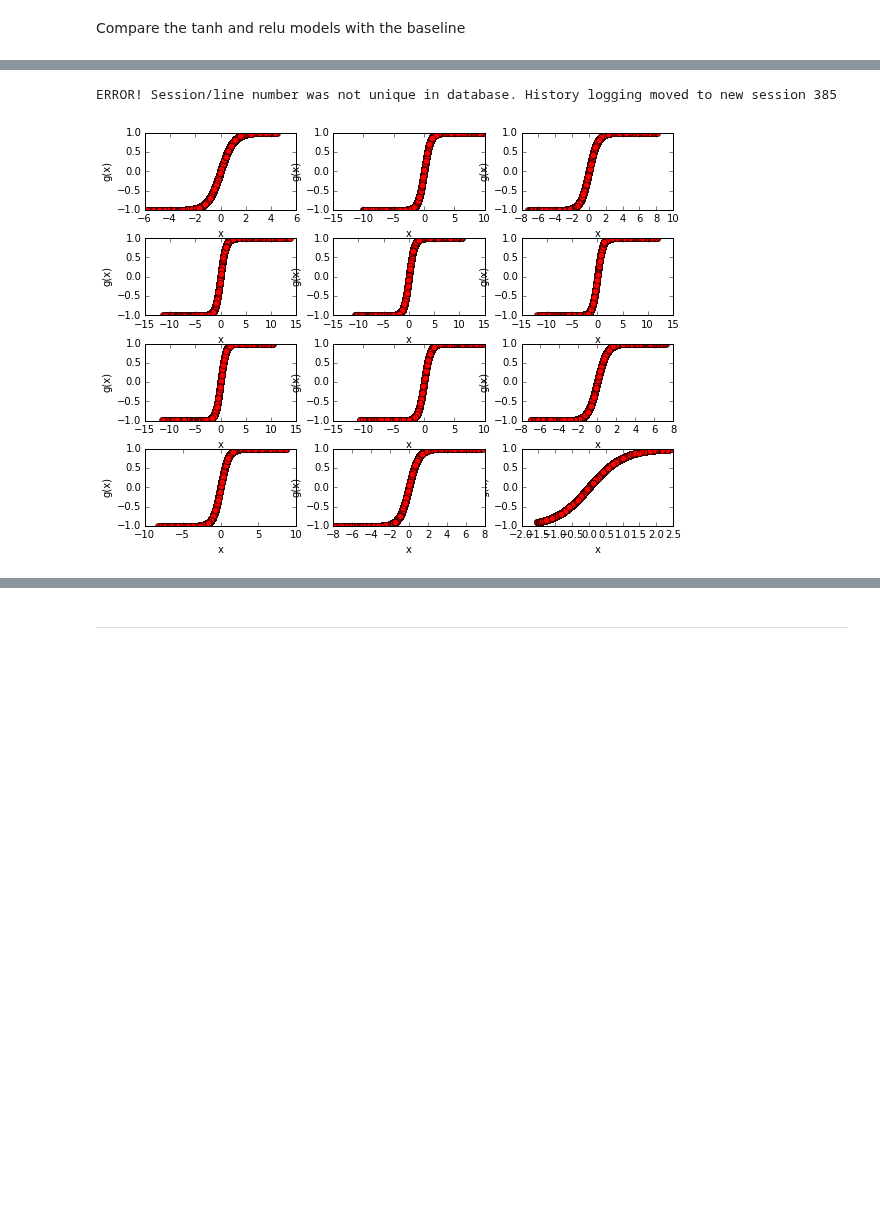
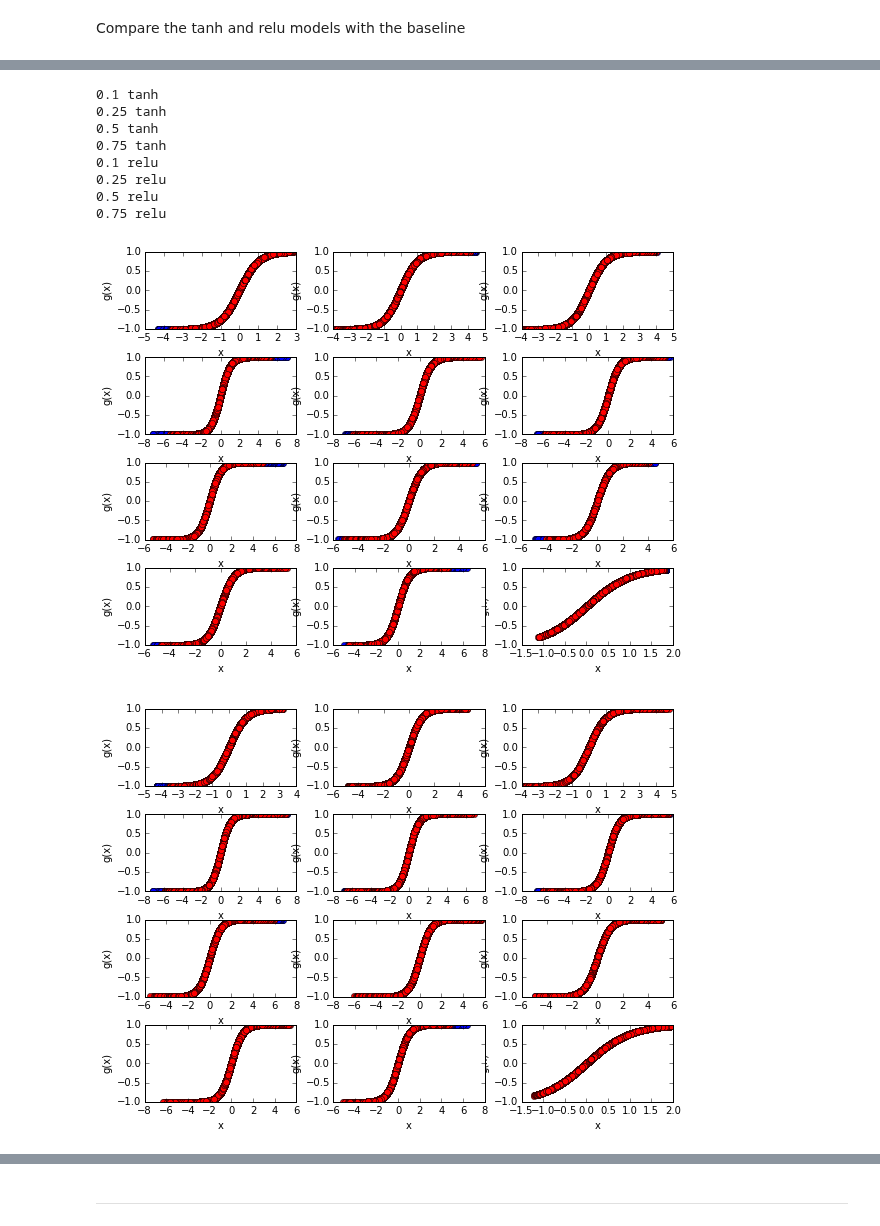
Before and after one commit to christopher-beckham/msc, a Jupyter notebook: experiments/lasagne_additions/skip_layers.ipynb, the cells around one changed output, grey strips where cells are left out. Cells and saved outputs as stored; diff of their text form; code cells hidden in the pictures; blank space fills up the shorter version.

```diff
--- a/experiments/lasagne_additions/skip_layers.ipynb
+++ b/experiments/lasagne_additions/skip_layers.ipynb
@@ -429,6 +457,7 @@ train(
 # %%
 skip_check = True
 # %%
+"""
 if skip_check or os.environ["HOSTNAME"] == "cuda4.rdgi.polymtl.ca":
     for nonlinearity in [("tanh", tanh), ("relu", rectify)]:
         for p in [0.0, 0.1, 0.25, 0.5, 0.75]:
@@ -437,11 +466,12 @@ if skip_check or os.environ["HOSTNAME"] == "cuda4.rdgi.polymtl.ca":
                 get_net(
                     get_deep_net_light({"p":p, "nonlinearity": nonlinearity[1]}),
                     (X_train, y_train, X_valid, y_valid),
-                    {"batch_size": 128, "max_norm": 10}
+                    {"batch_size": 128, "max_norm": 2}
                 ),
                 num_epochs=10,
                 data=(X_train, y_train, X_valid, y_valid),
                 out_file="output/p%f_%s" % (p, nonlinearity[0]),
                 debug=False
             )
+"""
 # %% [output]
@@ -465,0 +479,16 @@ IOError: [Errno 2] No such file or directory: 'output2/p0.000000_tanh.txt'
+# %%
+if skip_check or os.environ["HOSTNAME"] == "cuda4.rdgi.polymtl.ca":
+    for nonlinearity in [("tanh", tanh), ("relu", rectify)]:
+        for lamb in [1e-2, 1e-3, 1e-4, 1e-5]:
+            np.random.seed(0)
+            train(
+                get_net(
+                    get_deep_net_light({"p":p, "nonlinearity": nonlinearity[1]}),
+                    (X_train, y_train, X_valid, y_valid),
+                    {"batch_size": 128, "max_norm": 2, "l2": lamb}
+                ),
+                num_epochs=10,
+                data=(X_train, y_train, X_valid, y_valid),
+                out_file="output/p%f_%s_l%f" % (p, nonlinearity[0], lamb),
+                debug=False
+            )
@@ -554,21 +602,33 @@ lines(df75$train_loss, col="green")
 # %%
-fig, axes = plt.subplots(nrows=4, ncols=3, figsize=(8,6))
-fig.tight_layout()
-for i in range(0,4*3):
-    plt.subplot(4,3,i)
-    plt.figure
-    #plt.xlim(-20, 20)
-    plt.ylim(-1, 1)
-    plt.ylabel("g(x)")
-    plt.xlabel("x")
-    plt.plot(
-        models["tanh"][0.0]["outs_without_nonlinearity"](X_train.get_value()[0:100])[i].flatten(),
-        models["tanh"][0.0]["outs_with_nonlinearity"](X_train.get_value()[0:100])[i].flatten(),
-        "bo",
-        models["tanh"][0.25]["outs_without_nonlinearity"](X_train.get_value()[0:100])[i].flatten(),
-        models["tanh"][0.25]["outs_with_nonlinearity"](X_train.get_value()[0:100])[i].flatten(),
-        "ro",
-    )
+for nonlinearity in ["tanh", "relu"]:
+    for p in [0.1, 0.25, 0.5, 0.75]:
+        print p, nonlinearity
+        fig, axes = plt.subplots(nrows=4, ncols=3, figsize=(8,6))
+        fig.tight_layout()
+        for i in range(0,4*3):
+            plt.subplot(4,3,i)
+            plt.figure
+            #plt.xlim(-20, 20)
+            if nonlinearity == "tanh":
+                plt.ylim(-1, 1)
+            plt.ylabel("g(x)")
+            plt.xlabel("x")
+            plt.plot(
+                models[nonlinearity][0.0]["outs_without_nonlinearity"](X_train.get_value()[0:100])[i].flatten(),
+                models[nonlinearity][0.0]["outs_with_nonlinearity"](X_train.get_value()[0:100])[i].flatten(),
+                "bo",
+                models[nonlinearity][p]["outs_without_nonlinearity"](X_train.get_value()[0:100])[i].flatten(),
+                models[nonlinearity][p]["outs_with_nonlinearity"](X_train.get_value()[0:100])[i].flatten(),
+                "ro",
+            )
 # %% [output]
-ERROR! Session/line number was not unique in database. History logging moved to new session 385
+0.1 tanh
+0.25 tanh
+0.5 tanh
+0.75 tanh
+0.1 relu
+0.25 relu
+0.5 relu
+0.75 relu
-[figure, old version]
+[figure, new version]
+[figure, added]
```
Also changed, not shown: parts of 13 cells of this notebook, 1 other file.
